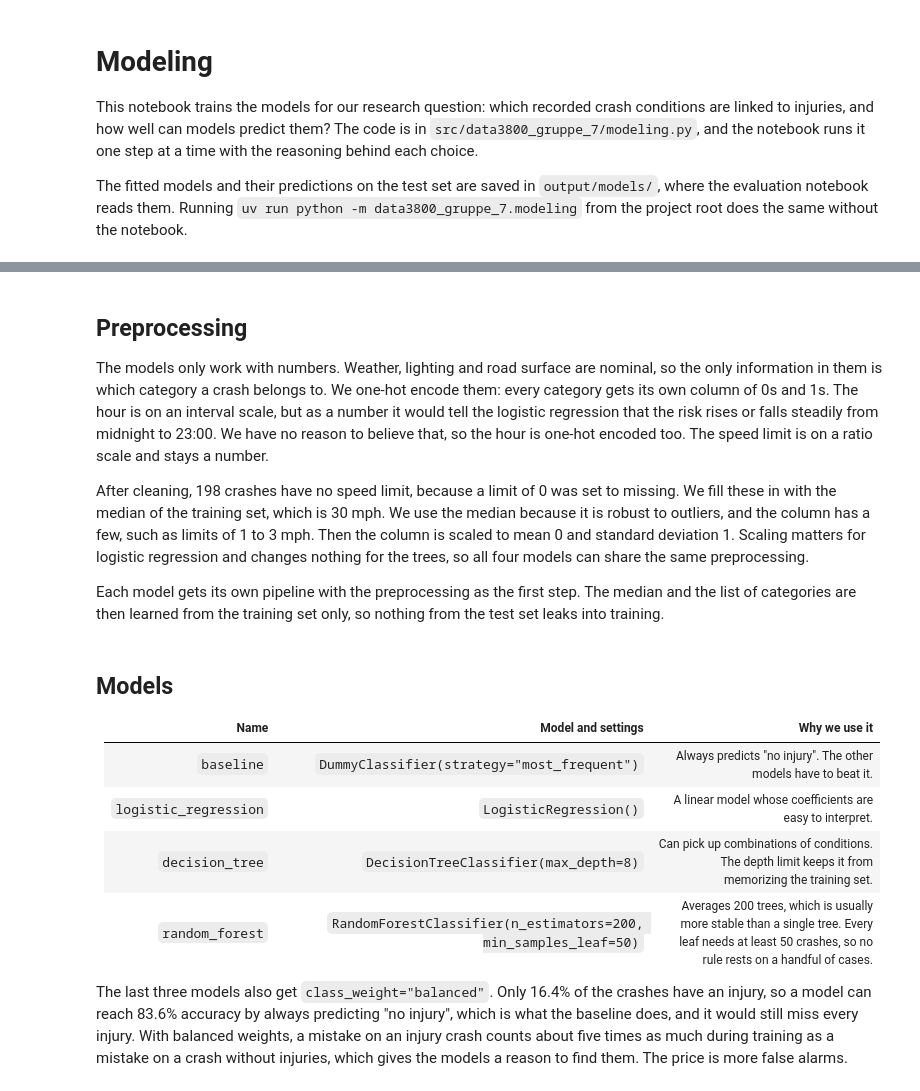
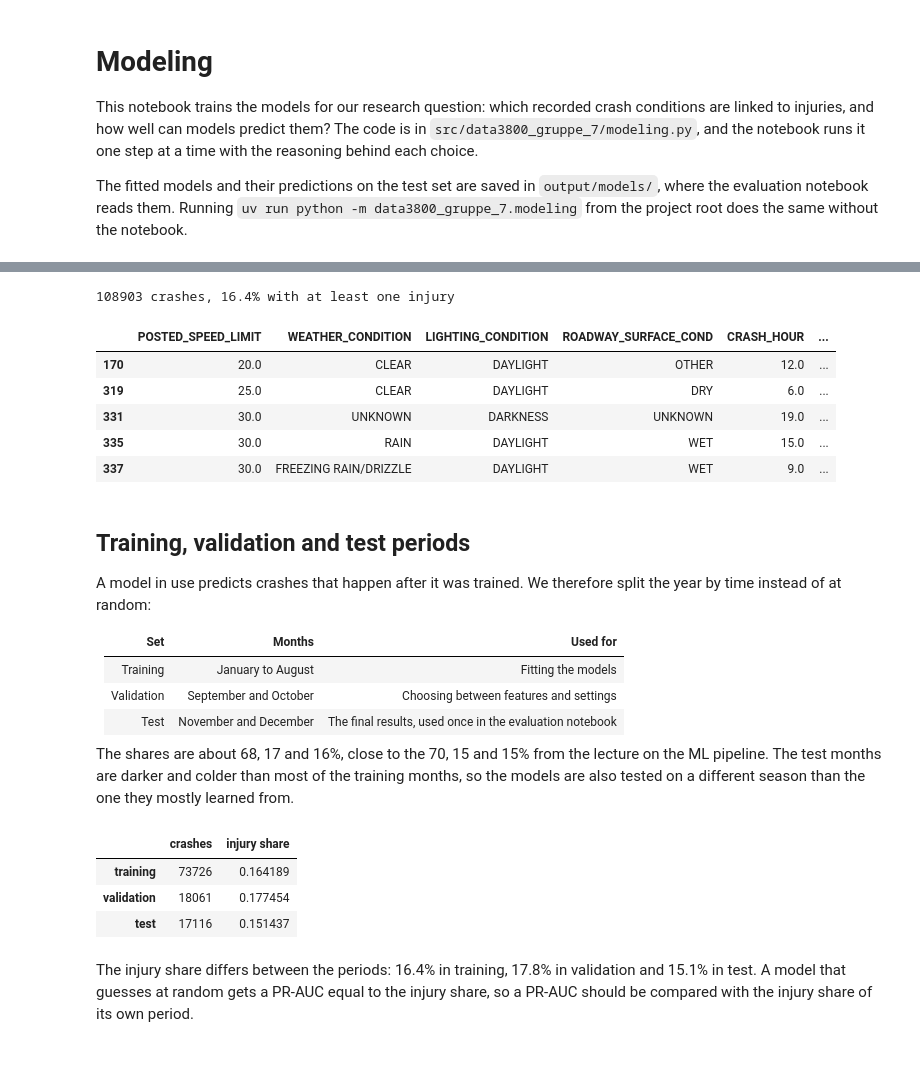
Before and after one commit to H44K0N/DATA3800-gruppe-7, a Jupyter notebook: notebooks/03-eg-modeling.ipynb, the cells around one changed output, grey strips where cells are left out. Drawn from its saved outputs; the diff is of its cells as text; code cells hidden in the pictures; blank space fills up the shorter version.

```diff
--- a/notebooks/03-eg-modeling.ipynb
+++ b/notebooks/03-eg-modeling.ipynb
@@ -46,30 +70,41 @@ We keep 20% of the crashes aside as a test set. The models never see these crash
 # %%
-X_train, X_test, y_train, y_test = split_train_test(X, y)
-pd.DataFrame(
-    {
-        "crashes": [len(y_train), len(y_test)],
-        "injury share": [y_train.mean(), y_test.mean()],
-    },
-    index=["training set", "test set"],
-)
+crashes = load_crashes()
+X, y = get_model_data(crashes)
+print(f"{len(crashes)} crashes, {y.mean():.1%} with at least one injury")
+X.head()
+# %% [output]
+108903 crashes, 16.4% with at least one injury
+|  | POSTED_SPEED_LIMIT | WEATHER_CONDITION | LIGHTING_CONDITION | ROADWAY_SURFACE_COND | CRASH_HOUR | ... |
+| 170 | 20.0 | CLEAR | DAYLIGHT | OTHER | 12.0 | ... |
+| 319 | 25.0 | CLEAR | DAYLIGHT | DRY | 6.0 | ... |
+| 331 | 30.0 | UNKNOWN | DARKNESS | UNKNOWN | 19.0 | ... |
+| 335 | 30.0 | RAIN | DAYLIGHT | WET | 15.0 | ... |
+| 337 | 30.0 | FREEZING RAIN/DRIZZLE | DAYLIGHT | WET | 9.0 | ... |
 # %% [markdown]
-## Preprocessing
+## Training, validation and test periods
 
-The models only work with numbers. Weather, lighting and road surface are nominal, so the only information in them is which category a crash belongs to. We one-hot encode them: every category gets its own column of 0s and 1s. The hour is on an interval scale, but as a number it would tell the logistic regression that the risk rises or falls steadily from midnight to 23:00. We have no reason to believe that, so the hour is one-hot encoded too. The speed limit is on a ratio scale and stays a number.
+A model in use predicts crashes that happen after it was trained. We therefore split the year by time instead of at random:
 
-After cleaning, 198 crashes have no speed limit, because a limit of 0 was set to missing. We fill these in with the median of the training set, which is 30 mph. We use the median because it is robust to outliers, and the column has a few, such as limits of 1 to 3 mph. Then the column is scaled to mean 0 and standard deviation 1. Scaling matters for logistic regression and changes nothing for the trees, so all four models can share the same preprocessing.
+| Set | Months | Used for |
+| --- | --- | --- |
+| Training | January to August | Fitting the models |
+| Validation | September and October | Choosing between features and settings |
+| Test | November and December | The final results, used once in the evaluation notebook |
 
-Each model gets its own pipeline with the preprocessing as the first step. The median and the list of categories are then learned from the training set only, so nothing from the test set leaks into training.
+The shares are about 68, 17 and 16%, close to the 70, 15 and 15% from the lecture on the ML pipeline. The test months are darker and colder than most of the training months, so the models are also tested on a different season than the one they mostly learned from.
 # %%
-build_preprocessor()
+train, validation, test = split_by_period(crashes)
+pd.DataFrame(
+    {
+        "crashes": [len(train), len(validation), len(test)],
+        "injury share": [part["injury"].mean() for part in (train, validation, test)],
+    },
+    index=["training", "validation", "test"],
+)
+# %% [output]
+|  | crashes | injury share |
+| training | 73726 | 0.164189 |
+| validation | 18061 | 0.177454 |
+| test | 17116 | 0.151437 |
 # %% [markdown]
-## Models
-
-| Name | Model and settings | Why we use it |
-| --- | --- | --- |
-| `baseline` | `DummyClassifier(strategy="most_frequent")` | Always predicts "no injury". The other models have to beat it. |
-| `logistic_regression` | `LogisticRegression()` | A linear model whose coefficients are easy to interpret. |
-| `decision_tree` | `DecisionTreeClassifier(max_depth=8)` | Can pick up combinations of conditions. The depth limit keeps it from memorizing the training set. |
-| `random_forest` | `RandomForestClassifier(n_estimators=200, min_samples_leaf=50)` | Averages 200 trees, which is usually more stable than a single tree. Every leaf needs at least 50 crashes, so no rule rests on a handful of cases. |
-
-The last three models also get `class_weight="balanced"`. Only 16.4% of the crashes have an injury, so a model can reach 83.6% accuracy by always predicting "no injury", which is what the baseline does, and it would still miss every injury. With balanced weights, a mistake on an injury crash counts about five times as much during training as a mistake on a crash without injuries, which gives the models a reason to find them. The price is more false alarms.
+The injury share differs between the periods: 16.4% in training, 17.8% in validation and 15.1% in test. A model that guesses at random gets a PR-AUC equal to the injury share, so a PR-AUC should be compared with the injury share of its own period.
```
Also changed, not shown: parts of 29 cells of this notebook, 17 other files.
